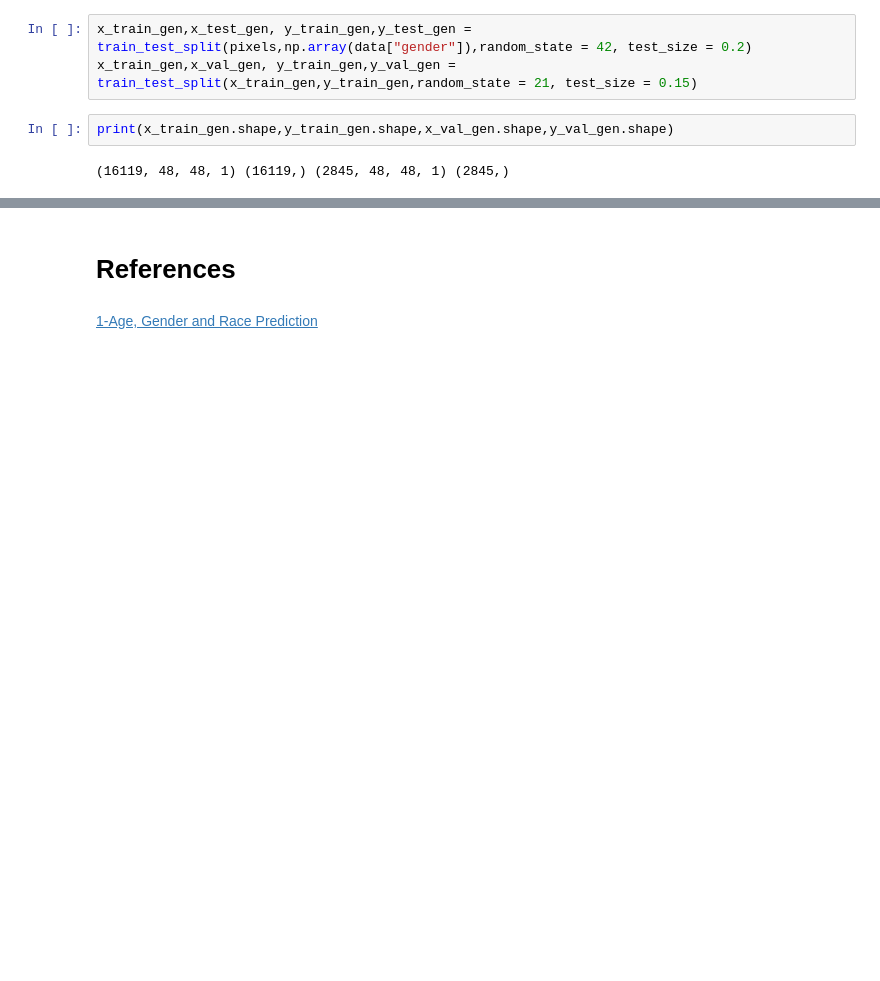
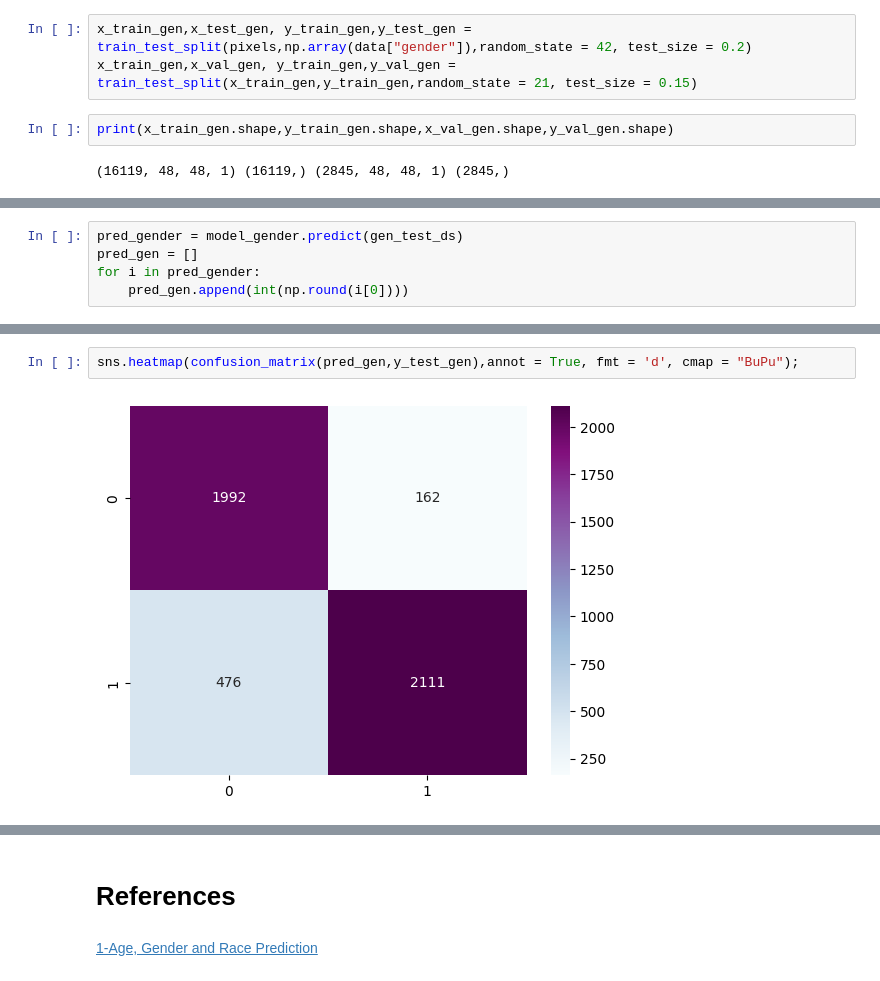
Before and after one commit to dr-mushtaq/Projects, a Jupyter notebook: Age,_Gender_and_Race_Prediction.ipynb, the cells around one changed output, grey strips where cells are left out. Cells and saved outputs as stored; diff of their text form; blank space fills up the shorter version.

```diff
--- a/Age,_Gender_and_Race_Prediction.ipynb
+++ b/Age,_Gender_and_Race_Prediction.ipynb
@@ -281,0 +427,5 @@ print(x_train_gen.shape,y_train_gen.shape,x_val_gen.shape,y_val_gen.shape)
+# %%
+pred_gender = model_gender.predict(gen_test_ds)
+pred_gen = []
+for i in pred_gender:
+    pred_gen.append(int(np.round(i[0])))
@@ -281,0 +449,4 @@ print(x_train_gen.shape,y_train_gen.shape,x_val_gen.shape,y_val_gen.shape)
+# %%
+sns.heatmap(confusion_matrix(pred_gen,y_test_gen),annot = True, fmt = 'd', cmap = "BuPu");
+# %% [output]
+[figure, added]
```
Also changed, not shown: parts of 25 cells of this notebook.
